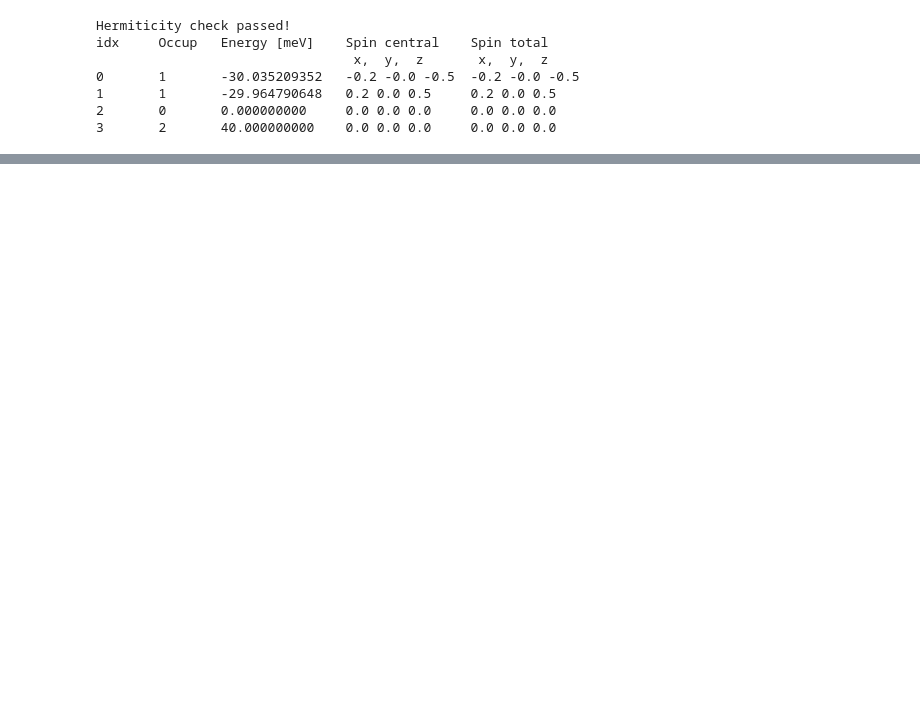
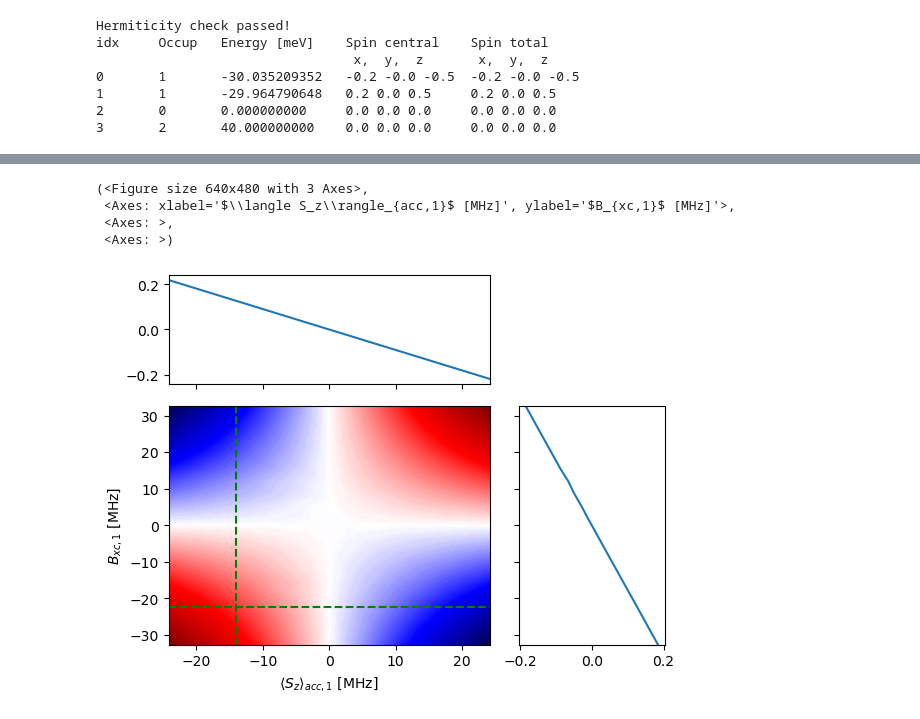
Before and after one commit to matysek00/PyESRSTM, a Jupyter notebook: handcrafter_rates.ipynb, the cells around one changed output, grey strips where cells are left out. Drawn from its saved outputs; the diff is of its cells as text; code cells hidden in the pictures; blank space fills up the shorter version.

```diff
--- a/handcrafter_rates.ipynb
+++ b/handcrafter_rates.ipynb
@@ -25,0 +249,8 @@ Left = Electrode(-25, 0, 0.5, 1.25e-3, 1e-1, 4.5, Nint=1e4, Cutoff=1000)
+# %%
+plot_cm(Sz1.flatten()*units.Hartree/units.GHz*1000, B1.flatten()*units.Hartree/units.GHz*1000, (Lamb.flatten()-np.mean(Lamb))*1000, 15, 70)
+# %% [output]
+(<Figure size 640x480 with 3 Axes>,
+ <Axes: xlabel='$\\langle S_z\\rangle_{acc,1}$ [MHz]', ylabel='$B_{xc,1}$ [MHz]'>,
+ <Axes: >,
+ <Axes: >)
+[figure, added]
```
Also changed, not shown: parts of 13 cells of this notebook, 1 other file.
